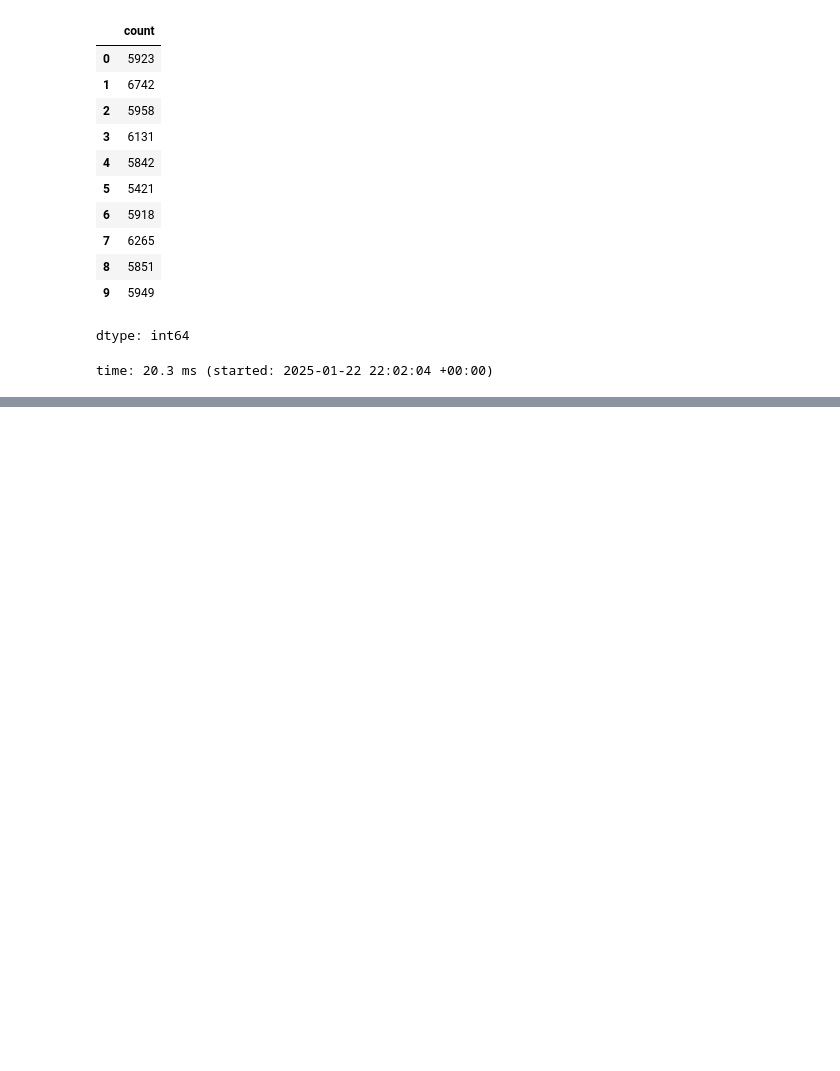
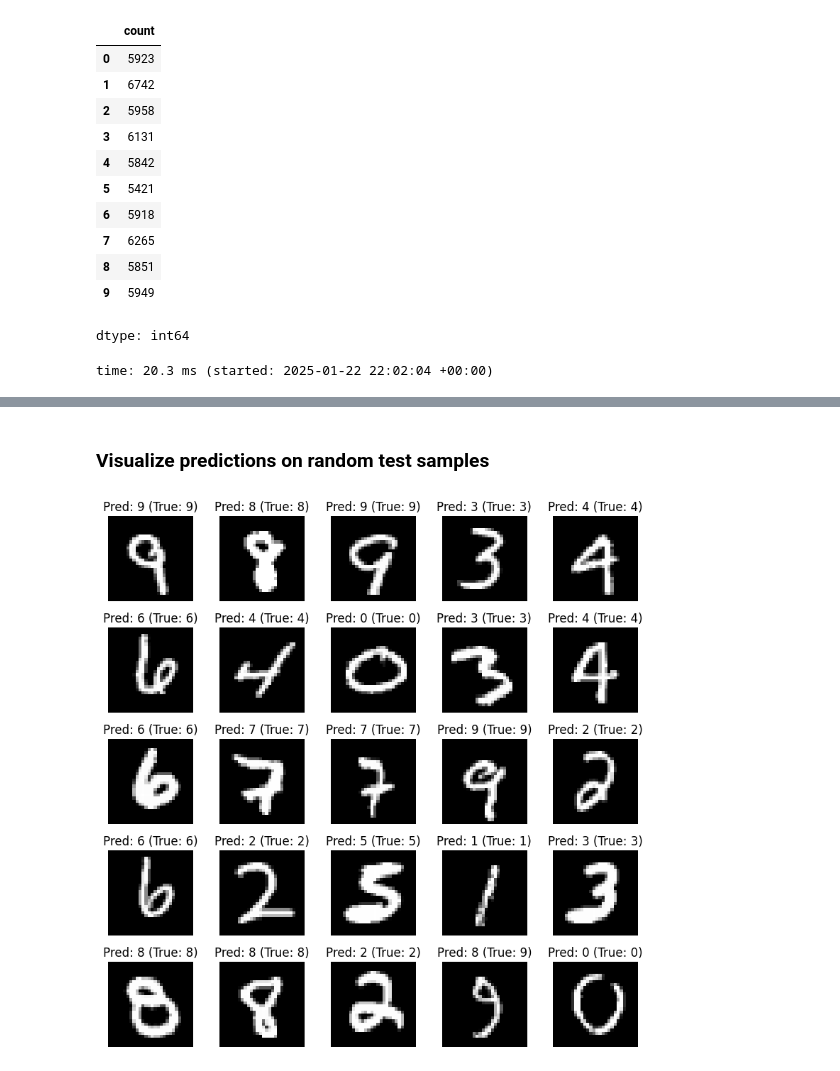
Before and after one commit to 20161609/AI-Tech-Learning, a Jupyter notebook: 15_nn_multi_mnist.ipynb, the cells around one changed output, grey strips where cells are left out. Cells and saved outputs as stored; diff of their text form; code cells hidden in the pictures; blank space fills up the shorter version.

```diff
--- a/15_nn_multi_mnist.ipynb
+++ b/15_nn_multi_mnist.ipynb
@@ -351,9 +130,0 @@ time: 6.35 ms (started: 2025-01-22 22:05:03 +00:00)
-# %%
-fig = plt.figure(figsize=(8, 8))
-for i, idx in enumerate(sample):
-    plt.subplot(5, 5, i+1)
-    plt.imshow(X_test[idx], cmap='gray')
-    plt.axis('off')
-    plt.title(f'pred:{y_pred[idx]}({y_test[idx]})')
-fig.tight_layout()
-plt.show()
@@ -365,0 +301,15 @@ time: 1.45 s (started: 2025-01-22 22:05:03 +00:00)
+# %% [markdown]
+### Visualize predictions on random test samples
+# %%
+sample = np.random.randint(10000, size=25)
+
+fig = plt.figure(figsize=(8, 8))
+for i, idx in enumerate(sample):
+    plt.subplot(5, 5, i+1)
+    plt.imshow(X_test[idx], cmap='gray')  # Display grayscale image
+    plt.axis('off')
+    plt.title(f'Pred: {y_pred[idx]} (True: {y_test[idx]})')  # Show predicted and true labels
+fig.tight_layout()
+plt.show()
+# %% [output]
+[figure, added]
```
Also changed, not shown: parts of 73 cells of this notebook.
